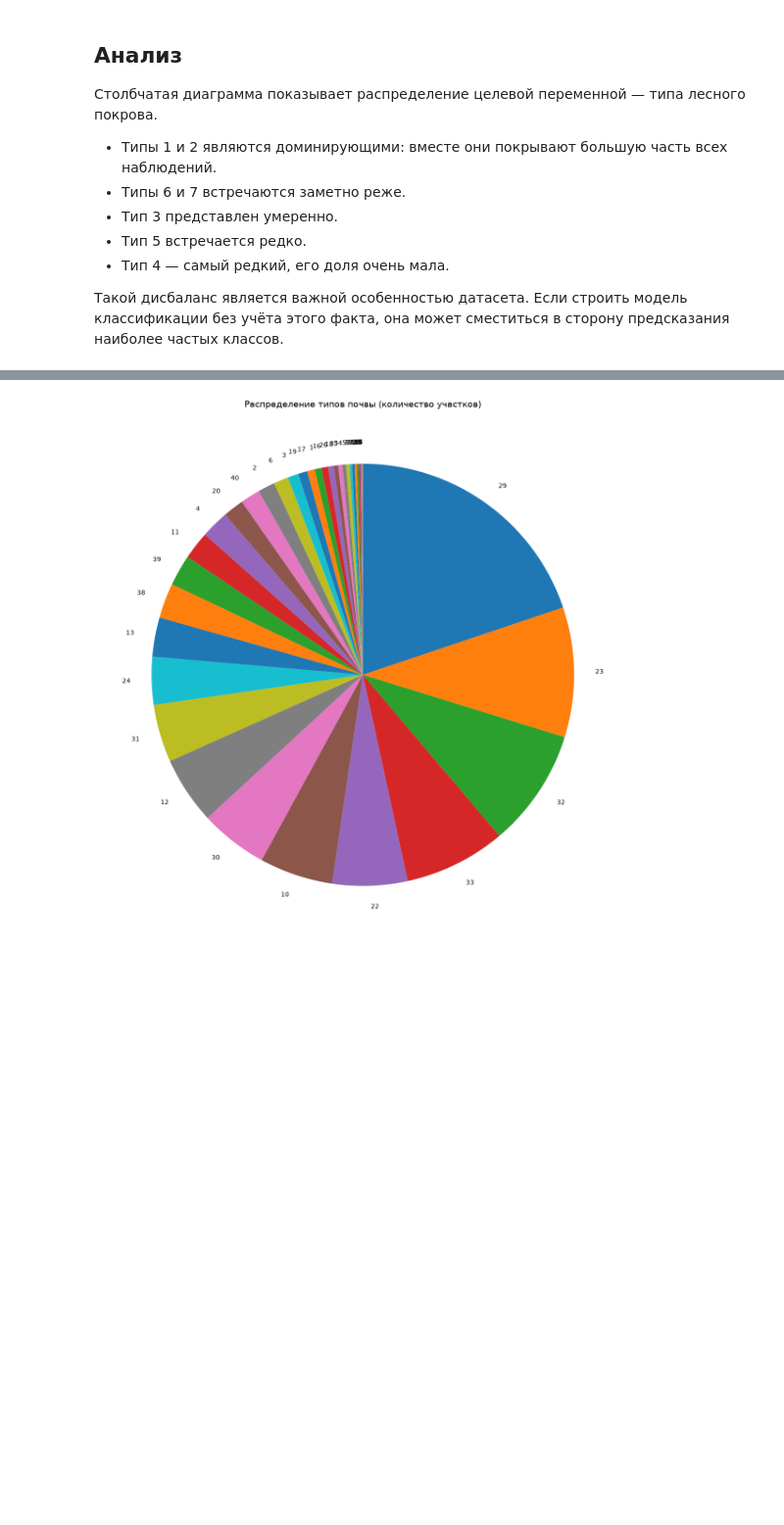
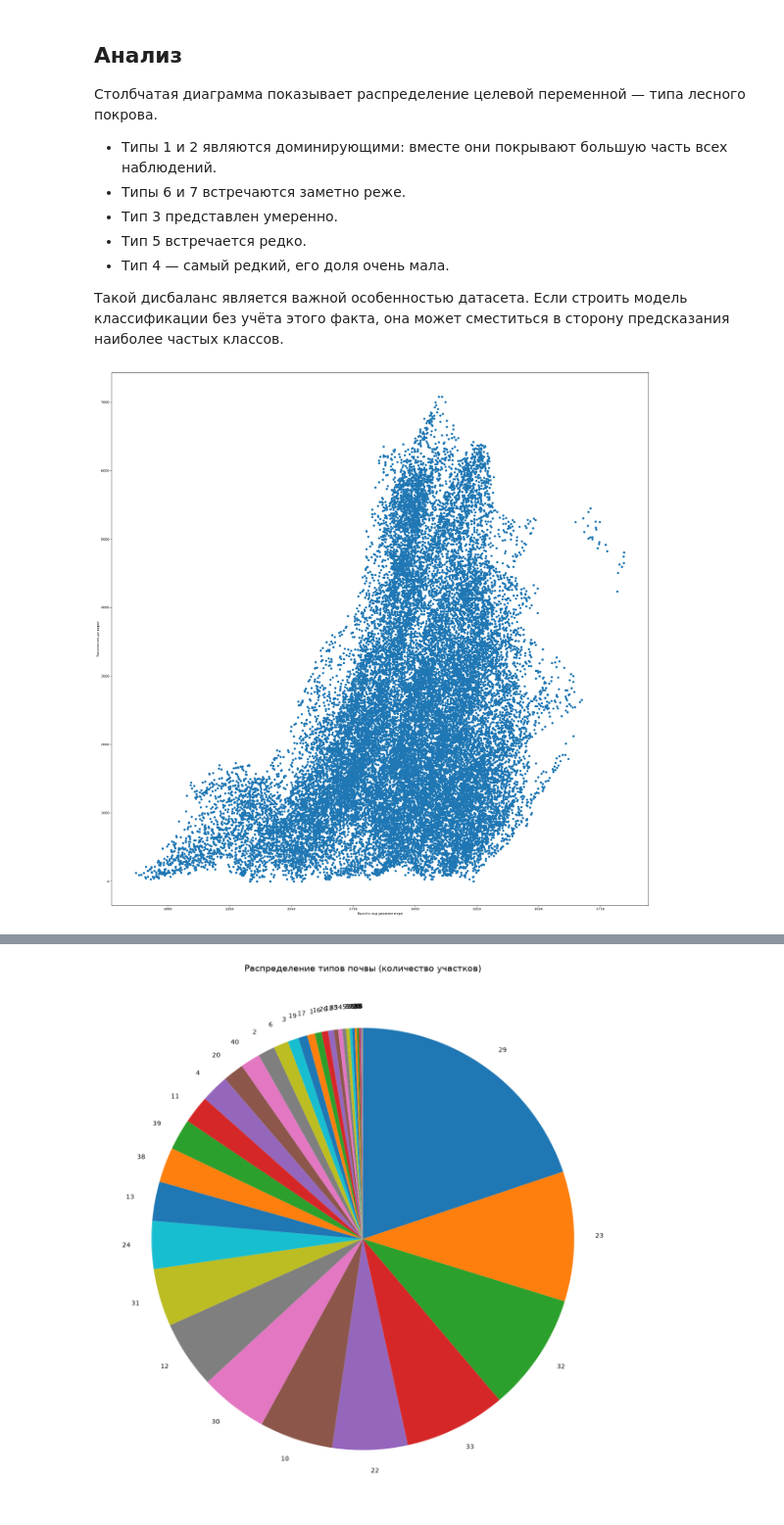
Before and after one commit to xpertdreamer/ooa, a Jupyter notebook: lab_4.ipynb, the cells around one changed output, grey strips where cells are left out. Shown at 98% size. Cells and saved outputs as stored; diff of their text form; code cells hidden in the pictures; blank space fills up the shorter version.

```diff
--- a/lab_4.ipynb
+++ b/lab_4.ipynb
@@ -221,3 +238,12 @@ plt.show()
 * Тип 4 — самый редкий, его доля очень мала.
 
 Такой дисбаланс является важной особенностью датасета. Если строить модель классификации без учёта этого факта, она может сместиться в сторону предсказания наиболее частых классов.
+# %%
+fig, _ = plt.subplots(figsize=(30, 30))
+sample = df.sample(n=30000, random_state=42)
+plt.xlabel('Высота над уровнем моря')
+plt.ylabel('Расстояние до дорог')
+plt.scatter(x=sample['Высота_над_уровнем_моря'], y=sample['Расстояние_до_дорог'])
+plt.show()
+# %% [output]
+[figure, added]
```
Also changed, not shown: parts of 8 cells of this notebook.
